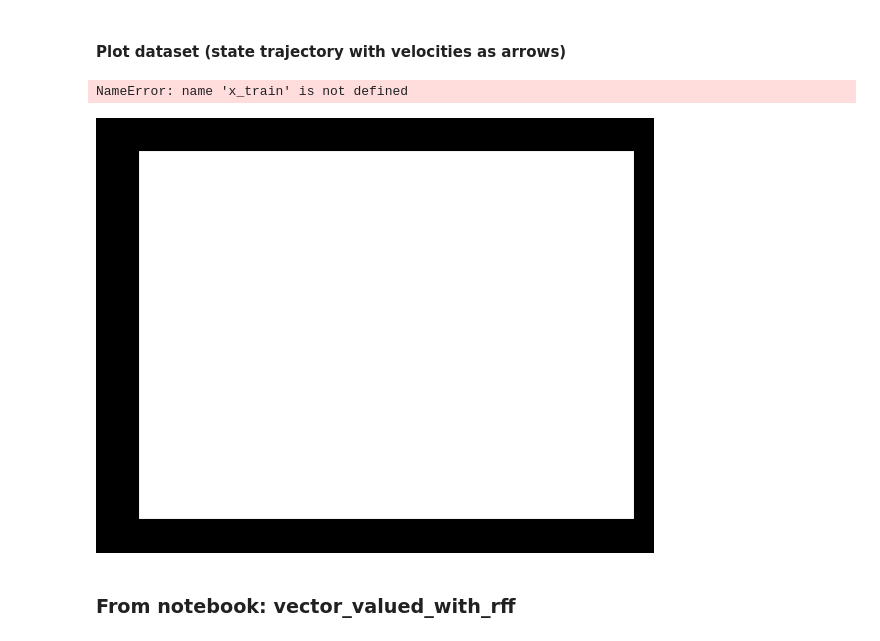
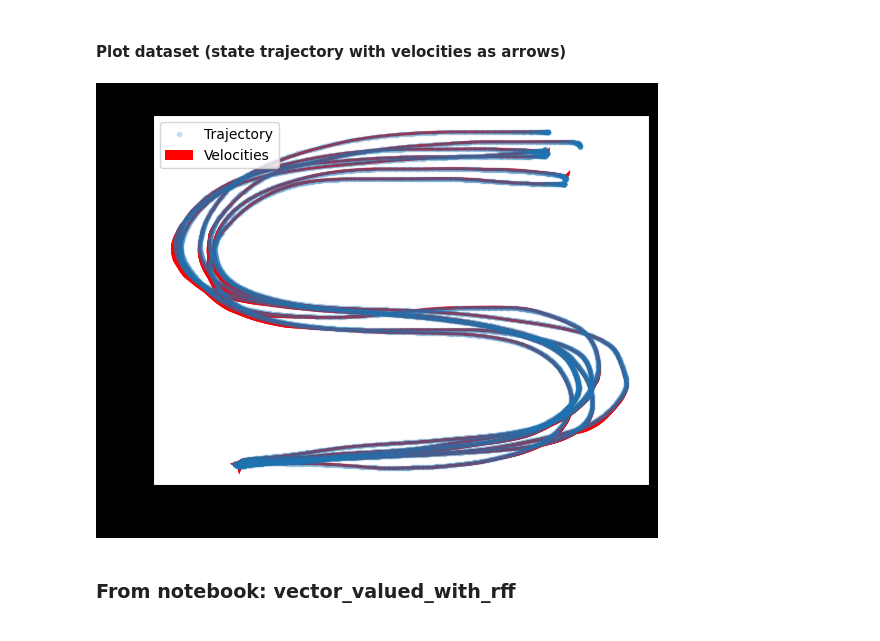
Before and after one commit to helenatp/prosjektoppgaveTPK4560, a Jupyter notebook: src/LASA_handwriting.ipynb, the cells around one changed output. Saved outputs shown, nothing was run; the diff lists cells and outputs as text; code cells hidden in the pictures.

Commit message:
running well, until with regression

```diff
--- a/src/LASA_handwriting.ipynb
+++ b/src/LASA_handwriting.ipynb
@@ -48,24 +48,34 @@ y_cell = np.zeros((1, num_of_demos))
 # We need an init position for future simulation of learnt system
 init_position_of_demos = np.zeros((size_of_state, num_of_demos))
 
-for i in range(0, num_of_demos-1):
+# Python way to recreate cell array in matlab
+x_cell = None
+y_cell = None
+
+# Concatenating the dataseries of position and velocities
+for i in range(0, num_of_demos):
     demo_struct = dataset['demos'][0,i][0,0]
 
     position_dataseries = dataset['demos'][0,i][0,0][0]
     velocity_dataseries = dataset['demos'][0,i][0,0][2] # is at position 3 in .mat file
+    # create x_cell if not existing
+    if x_cell is None :
+        x_cell = position_dataseries
+    else :
+        # Example: two arrays of (2,1000) (2,1000) -> get 1 array with (2,2000)
+        x_cell = np.concatenate((x_cell, position_dataseries), axis = 1)
+    if y_cell is None :
+        y_cell = velocity_dataseries
+    else :
+        y_cell = np.concatenate((y_cell, velocity_dataseries), axis = 1)
 
-    x_cell[0, i] = position_dataseries
-    y_cell[0, i] = velocity_dataseries
+x_train = x_cell # (2, 7000)
+y_train = y_cell
 
 init_position_of_demos[:,i] = position_dataseries[:,0]
 
-print(x_cell)
-print(y_cell)
-
-x_train = x_cell
-y_train = y_cell
-
 num_of_points = x_train.shape[1]
+# print(num_of_points) 7000
 
 # Get time info for simulating the learnt system later
 
@@ -74,12 +84,14 @@ time_step = dataset['dt'][0,0] # good
 len_of_dataseries = dataset['demos'][0, 0][0,0][0].shape[1]
 
 concatenate = np.concatenate((np.array([[0]]), time_step * np.ones((1, len_of_dataseries - 1))),axis=1) # axis = 1 is to concatenate at the second dimension
-time_series = np.cumsum(concatenate) # OK
-
+time_series = np.cumsum(concatenate) # not ok
+#print(concatenate) # np.ones create an array of the size we give
+print(time_series)
 num_of_timesteps = len_of_dataseries
 
 # Intial starting point for the simulated trajectory using learnt model
-init_condition = stat.mean(init_position_of_demos[1]) # Average starting point of all demos
+#init_condition = stat.mean(init_position_of_demos[1]) # Average starting point of all demos
+init_condition = init_position_of_demos.mean(axis = 1) # computes the mean across each columns
 # %% [output]
 [0.         0.00462223 0.00924447 0.0138667  0.01848894 0.02311117
  0.0277334  0.03235564 0.03697787 0.04160011 0.04622234 0.05084458
@@ -102,15 +114,18 @@ init_condition = stat.mean(init_position_of_demos[1]) # Average starting point o
 #### Plot dataset (state trajectory with velocities as arrows)
 # %%
 fig_dataset = plt.figure()
+
 plt.style.use('default')
-plt.title('Trajectory used in regression problem -' + name_of_dataset)
-plt.plot(x_train[0,:], x_train[1,:], y_train[0,:], y_train[1,:])
+plt.title('Trajectory used in regression problem - ' + name_of_dataset)
+plt.plot(x_train[0,:], x_train[1,:], '.', linewidth = 0.01, alpha = 0.2)
+plt.quiver(x_train[0,:], x_train[1,:], y_train[0,:], y_train[1,:], color = 'red', scale = 700)
 plt.xlabel('x1')
 plt.ylabel('x2')
 plt.legend(['Trajectory', 'Velocities'])
+
+axes = plt.gca() #gca = get current axes, from my last plot
 # %% [output]
-NameError: name 'x_train' is not defined
-[figure, old version]
+[figure, new version]
 # %% [markdown]
 ### From notebook: vector_valued_with_rff
 # %%
```
Also changed, not shown: parts of 5 cells of this notebook, 1 other file.
